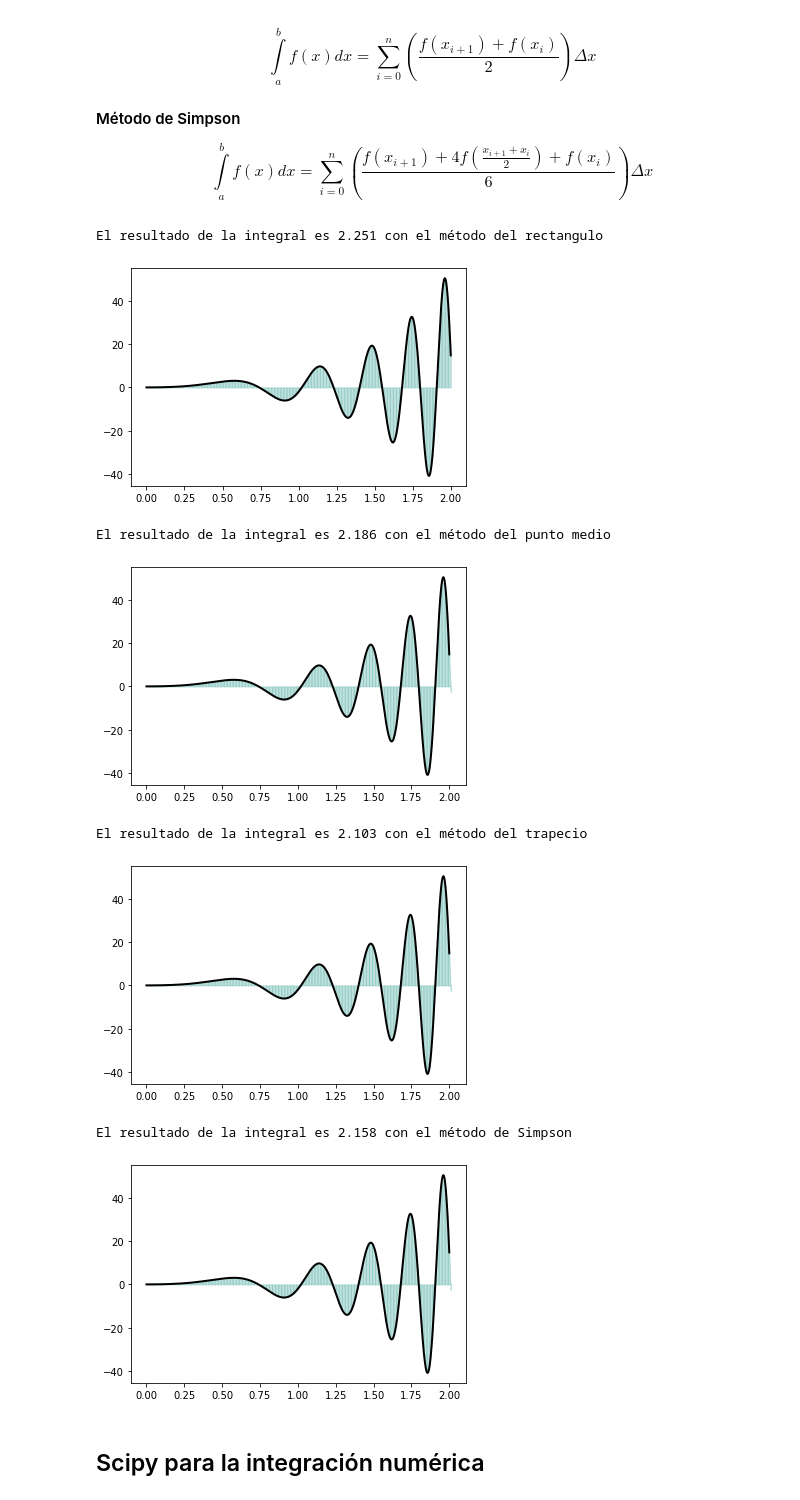
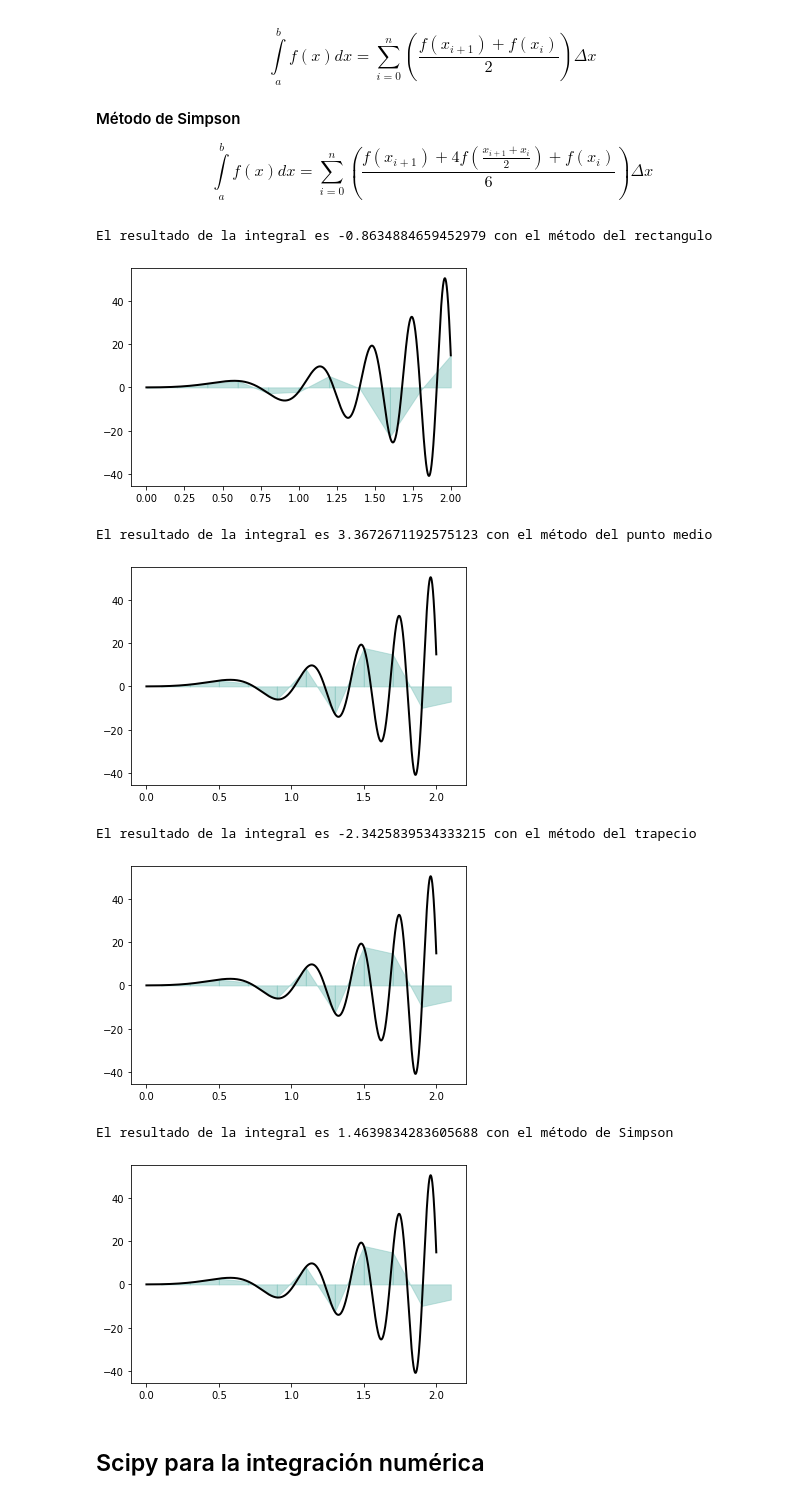
Before and after one commit to giovannilopez9808/Taller_python_ene2021, a Jupyter notebook: Sesiones/integration.ipynb, the cells around one changed output. Saved outputs shown, nothing was run; the diff lists cells and outputs as text; code cells hidden in the pictures.

```diff
--- a/Sesiones/integration.ipynb
+++ b/Sesiones/integration.ipynb
@@ -137,7 +137,7 @@ class integral_solve:
         Función que escribe el resultado de la integral junto con el método utilizado
         """
         return print(
-            "El resultado de la integral es {:.3f} con el método {}".format(
+            "El resultado de la integral es {} con el método {}".format(
                 self.result, text, self.a, self.b, self.n))
 
     def plot_line(self, f):
@@ -158,31 +158,31 @@ class integral_solve:
 # %%
 def f(x):
     return np.sin(x**3+5*x**2)*np.exp(2*x)
 
 
 parameters = {
     "a": 0,
     "b": 2,
-    "n": 100,
+    "n": 10,
 }
 problem = integral_solve(
     parameters["a"],
     parameters["b"],
     parameters["n"],
 )
 problem.rectangle(f)
 problem.middle_point(f)
 problem.trapeze(f)
 problem.simpson(f)
 # %% [output]
-El resultado de la integral es 2.251 con el método del rectangulo
+El resultado de la integral es -0.8634884659452979 con el método del rectangulo
-[figure, old version]
+[figure, new version]
-El resultado de la integral es 2.186 con el método del punto medio
+El resultado de la integral es 3.3672671192575123 con el método del punto medio
-[figure, old version]
+[figure, new version]
-El resultado de la integral es 2.103 con el método del trapecio
+El resultado de la integral es -2.3425839534333215 con el método del trapecio
-[figure, old version]
+[figure, new version]
-El resultado de la integral es 2.158 con el método de Simpson
+El resultado de la integral es 1.4639834283605688 con el método de Simpson
-[figure, old version]
+[figure, new version]
 # %% [markdown]
 ## Scipy para la integración numérica
 # %%
```
Also changed, not shown: parts of 1 cell of this notebook, 2 other files.
